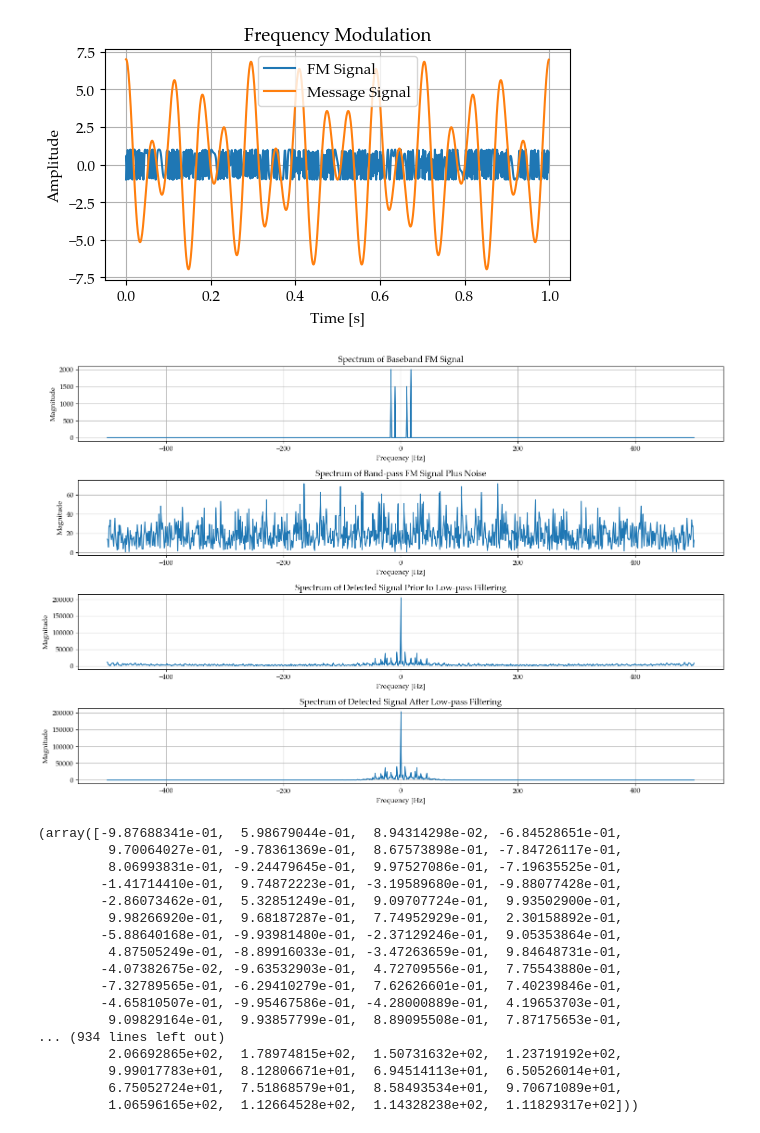
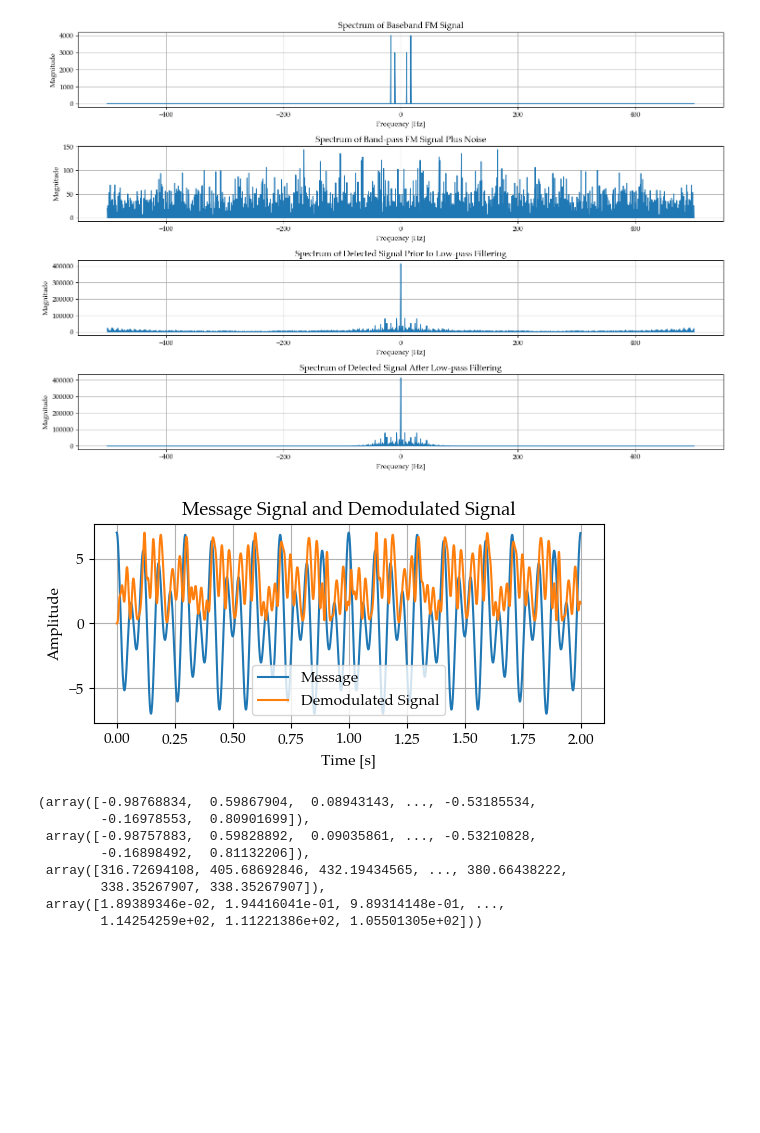
Before and after one commit to martinz2002/ece459-project-fa23-zjui, a Jupyter notebook: project_main/final_project.ipynb, the cells around one changed output. Saved outputs shown, nothing was run; the diff lists cells and outputs as text; code cells hidden in the pictures; blank space fills up the shorter version.

```diff
--- a/project_main/final_project.ipynb
+++ b/project_main/final_project.ipynb
@@ -134,22 +144,11 @@ from scipy.signal import butter, lfilter, freqz, hilbert
 deviation = 75  # Frequency deviation in Hz
 
 # 1. Generate Baseband Message Signal (Same as before)
-message = A1 * np.cos(2 * np.pi * fm1 * t) + A2 * np.cos(2 * np.pi * fm2 * t)  # Reusing the same message signal
+message = A1 * np.cos(2 * np.pi * fm1 * t + 2 * np.pi * phi1) + A2 * np.cos(2 * np.pi * fm2 * t + 2 * np.pi * phi2)
 
 # 2. Perform Frequency Modulation (FM)
 integral_of_message = np.cumsum(message) / fs
 fm_signal = np.cos(2 * np.pi * fc * t + 2 * np.pi * deviation * integral_of_message)
-
-# plot fm signal and the message on the same plot
-plt.figure()
-plt.plot(t, fm_signal, label='FM Signal')
-plt.plot(t, message, label='Message Signal')
-plt.title('Frequency Modulation')
-plt.xlabel('Time [s]')
-plt.ylabel('Amplitude')
-plt.legend()
-plt.show()
-
 
 # 3. Add AWGN Noise
 fm_noisy_signal = fm_signal + noise  # Reusing the same noise
@@ -159,11 +158,17 @@ fm_noisy_signal = fm_signal + noise  # Reusing the same noise
 analytic_signal = hilbert(fm_noisy_signal)
 instantaneous_phase = np.unwrap(np.angle(analytic_signal))
 instantaneous_frequency = np.diff(instantaneous_phase) * (fs / (2.0 * np.pi))
-demodulated_signal = np.insert(instantaneous_frequency, 0, 0)  # Add a value for t=0
+# demodulated_signal = np.insert(instantaneous_frequency, 0, 0)  # Add a value for t=0
+# demodulated_signal += demodulated_signal[-1]  # Add a value for t=0
+# append the last value to the end of the numpy array
+demodulated_signal = np.append(instantaneous_frequency, instantaneous_frequency[-1])
 
 # Low-pass filter for demodulated signal (for post-detection)
-b, a = butter(5, 2 * 50 / fs, 'low')  # Low-pass filter with a cutoff at 50 Hz
+b, a = butter(5, 2*50/fs, btype='low')  # Low-pass filter with a cutoff at 50 Hz
 filtered_demodulated_signal = lfilter(b, a, demodulated_signal)
+# filtered_demodulated_signal = np.abs(hilbert(demodulated_signal))
+
+filtered_demodulated_signal_normalized = filtered_demodulated_signal / np.max(np.abs(filtered_demodulated_signal)) * np.max(np.abs(message))
 
 # 5. Plots
 plt.figure(figsize=(15, 10))
@@ -179,52 +184,56 @@ plt.ylabel('Magnitude')
 # Spectrum of the band-pass FM signal plus noise
 plt.subplot(4, 1, 2)
 bandpass_fm_spectrum = fftshift(fft(fm_noisy_signal))
 plt.plot(f, np.abs(bandpass_fm_spectrum))
 plt.title('Spectrum of Band-pass FM Signal Plus Noise')
 plt.xlabel('Frequency [Hz]')
 plt.ylabel('Magnitude')
 
 # Spectrum of the detected signal prior to low-pass filtering
 plt.subplot(4, 1, 3)
 detected_spectrum_pre_filter = fftshift(fft(demodulated_signal))
 plt.plot(f, np.abs(detected_spectrum_pre_filter))
 plt.title('Spectrum of Detected Signal Prior to Low-pass Filtering')
 plt.xlabel('Frequency [Hz]')
 plt.ylabel('Magnitude')
 
 # Spectrum of the detected signal after low-pass filtering
 plt.subplot(4, 1, 4)
 detected_spectrum_post_filter = fftshift(fft(filtered_demodulated_signal))
 plt.plot(f, np.abs(detected_spectrum_post_filter))
 plt.title('Spectrum of Detected Signal After Low-pass Filtering')
 plt.xlabel('Frequency [Hz]')
 plt.ylabel('Magnitude')
 
 plt.tight_layout()
 plt.show()
 
+# plot the message and the demodulated signal
+plt.figure()
+plt.plot(t, message, label='Message')
+plt.plot(t, filtered_demodulated_signal_normalized, label='Demodulated Signal')
+plt.title('Message Signal and Demodulated Signal')
+plt.xlabel('Time [s]')
+# plt.xlim([0.5, 1])
+plt.ylabel('Amplitude')
+plt.tight_layout()
+plt.legend()
+plt.show()
+
+
 # SNR comparison will be performed next.
 fm_signal, fm_noisy_signal, demodulated_signal, filtered_demodulated_signal
 # %% [output]
-[figure, old version]
+[figure, new version]
-[figure, old version]
+[figure, new version]
-(array([-9.87688341e-01,  5.98679044e-01,  8.94314298e-02, -6.84528651e-01,
-         9.70064027e-01, -9.78361369e-01,  8.67573898e-01, -7.84726117e-01,
-         8.06993831e-01, -9.24479645e-01,  9.97527086e-01, -7.19635525e-01,
-        -1.41714410e-01,  9.74872223e-01, -3.19589680e-01, -9.88077428e-01,
-        -2.86073462e-01,  5.32851249e-01,  9.09707724e-01,  9.93502900e-01,
-         9.98266920e-01,  9.68187287e-01,  7.74952929e-01,  2.30158892e-01,
-        -5.88640168e-01, -9.93981480e-01, -2.37129246e-01,  9.05353864e-01,
-         4.87505249e-01, -8.89916033e-01, -3.47263659e-01,  9.84648731e-01,
-        -4.07382675e-02, -9.63532903e-01,  4.72709556e-01,  7.75543880e-01,
-        -7.32789565e-01, -6.29410279e-01,  7.62626601e-01,  7.40239846e-01,
-        -4.65810507e-01, -9.95467586e-01, -4.28000889e-01,  4.19653703e-01,
-         9.09829164e-01,  9.93857799e-01,  8.89095508e-01,  7.87175653e-01,
-... (934 lines left out)
-         2.06692865e+02,  1.78974815e+02,  1.50731632e+02,  1.23719192e+02,
-         9.99017783e+01,  8.12806671e+01,  6.94514113e+01,  6.50526014e+01,
-         6.75052724e+01,  7.51868579e+01,  8.58493534e+01,  9.70671089e+01,
-         1.06596165e+02,  1.12664528e+02,  1.14328238e+02,  1.11829317e+02]))
+(array([-0.98768834,  0.59867904,  0.08943143, ..., -0.53185534,
+        -0.16978553,  0.80901699]),
+ array([-0.98757883,  0.59828892,  0.09035861, ..., -0.53210828,
+        -0.16898492,  0.81132206]),
+ array([316.72694108, 405.68692846, 432.19434565, ..., 380.66438222,
+        338.35267907, 338.35267907]),
+ array([1.89389346e-02, 1.94416041e-01, 9.89314148e-01, ...,
+        1.14254259e+02, 1.11221386e+02, 1.05501305e+02]))
 # %%
 # Calculate SNR for FM signals
 def snr_fm(signal, noise, fs):
```
Also changed, not shown: parts of 3 cells of this notebook, 12 other files.
